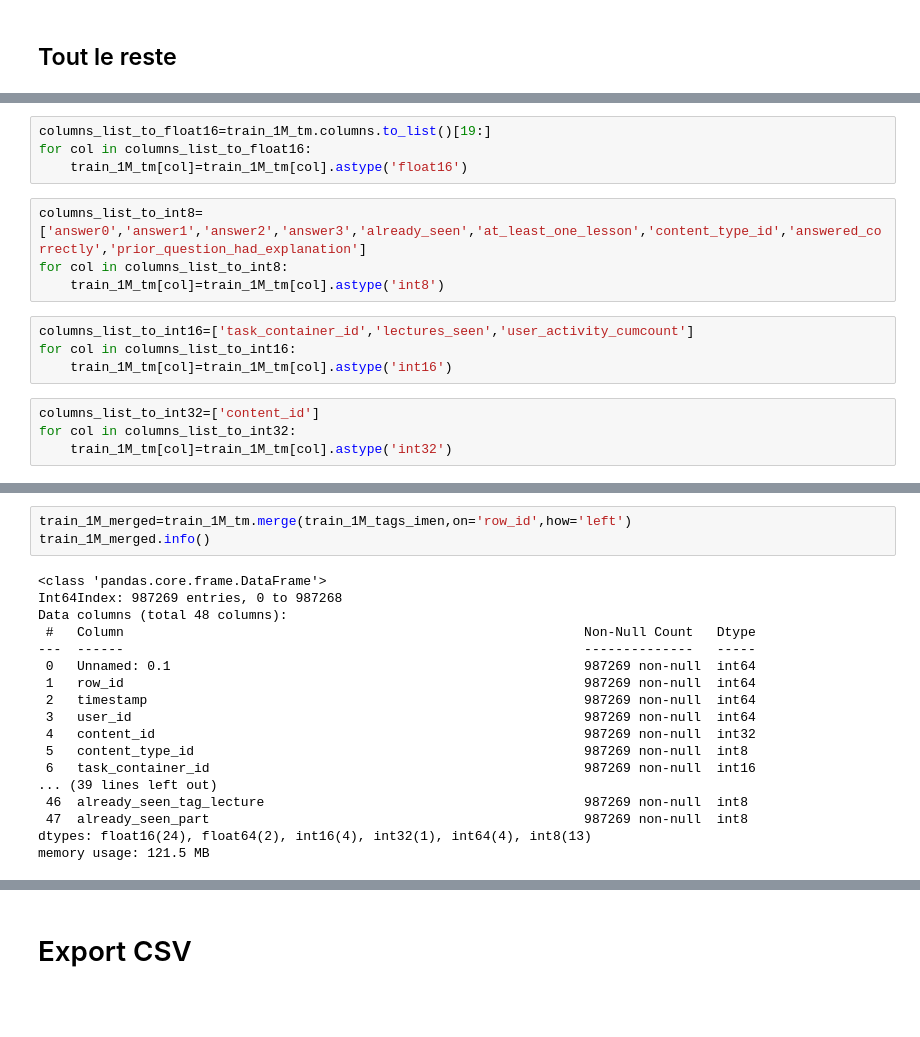
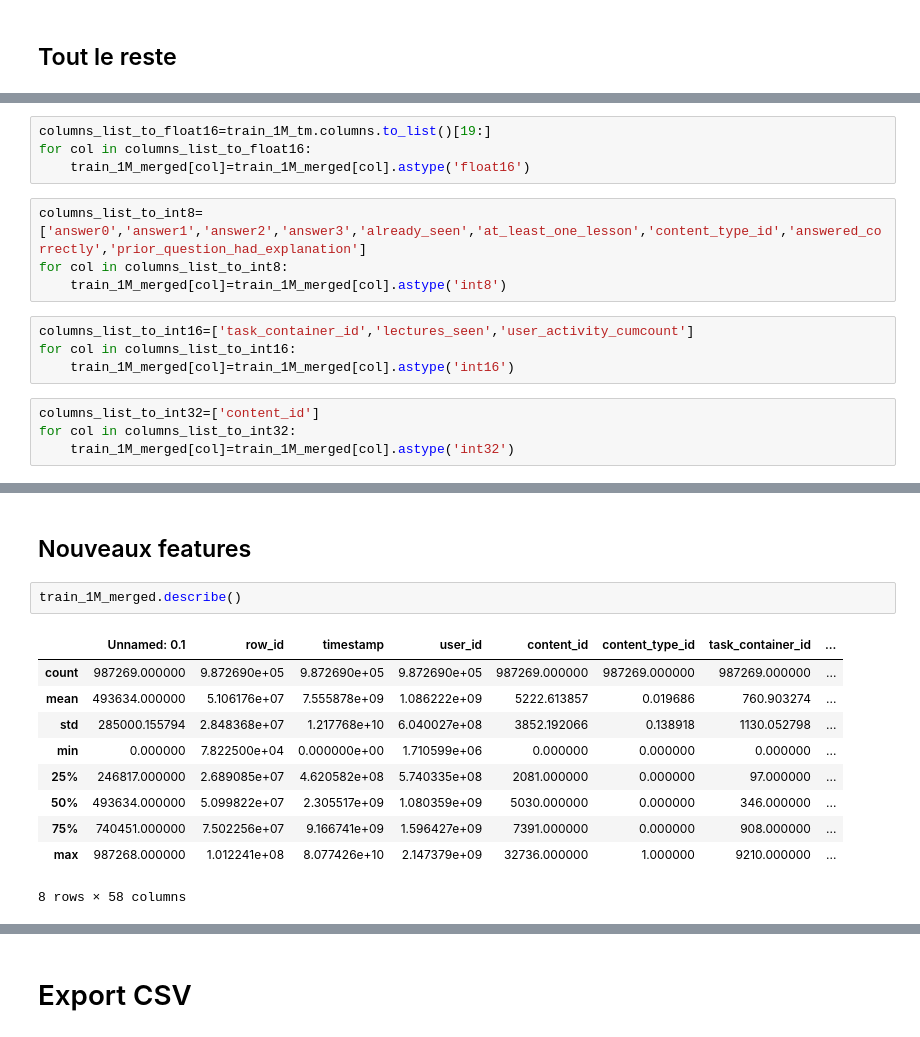
Before and after one commit to YohannD/riiid_final_project, a Jupyter notebook: notebooks/tm_merging_train_data_features.ipynb, the cells around one changed output, grey strips where cells are left out. Cells and saved outputs as stored; diff of their text form; blank space fills up the shorter version.

```diff
--- a/notebooks/tm_merging_train_data_features.ipynb
+++ b/notebooks/tm_merging_train_data_features.ipynb
@@ -79,17 +247,17 @@ train_1M_tm.describe()
 # %%
 columns_list_to_float16=train_1M_tm.columns.to_list()[19:]
 for col in columns_list_to_float16:
-    train_1M_tm[col]=train_1M_tm[col].astype('float16')
+    train_1M_merged[col]=train_1M_merged[col].astype('float16')
 # %%
 columns_list_to_int8=['answer0','answer1','answer2','answer3','already_seen','at_least_one_lesson','content_type_id','answered_correctly','prior_question_had_explanation']
 for col in columns_list_to_int8:
-    train_1M_tm[col]=train_1M_tm[col].astype('int8')
+    train_1M_merged[col]=train_1M_merged[col].astype('int8')
 # %%
 columns_list_to_int16=['task_container_id','lectures_seen','user_activity_cumcount']
 for col in columns_list_to_int16:
-    train_1M_tm[col]=train_1M_tm[col].astype('int16')
+    train_1M_merged[col]=train_1M_merged[col].astype('int16')
 # %%
 columns_list_to_int32=['content_id']
 for col in columns_list_to_int32:
-    train_1M_tm[col]=train_1M_tm[col].astype('int32')
+    train_1M_merged[col]=train_1M_merged[col].astype('int32')
 # %%
@@ -151,21 +283,15 @@ train_1M_tags_imen
-# %%
-train_1M_merged=train_1M_tm.merge(train_1M_tags_imen,on='row_id',how='left')
-train_1M_merged.info()
-# %% [output]
-<class 'pandas.core.frame.DataFrame'>
-Int64Index: 987269 entries, 0 to 987268
-Data columns (total 48 columns):
- #   Column                                                           Non-Null Count   Dtype
----  ------                                                           --------------   -----
- 0   Unnamed: 0.1                                                     987269 non-null  int64
- 1   row_id                                                           987269 non-null  int64
- 2   timestamp                                                        987269 non-null  int64
- 3   user_id                                                          987269 non-null  int64
- 4   content_id                                                       987269 non-null  int32
- 5   content_type_id                                                  987269 non-null  int8
- 6   task_container_id                                                987269 non-null  int16
-... (39 lines left out)
- 46  already_seen_tag_lecture                                         987269 non-null  int8
- 47  already_seen_part                                                987269 non-null  int8
-dtypes: float16(24), float64(2), int16(4), int32(1), int64(4), int8(13)
-memory usage: 121.5 MB
+# %% [markdown]
+## Nouveaux features
+# %%
+train_1M_merged.describe()
+# %% [output]
+|  | Unnamed: 0.1 | row_id | timestamp | user_id | content_id | content_type_id | task_container_id | ... |
+| count | 987269.000000 | 9.872690e+05 | 9.872690e+05 | 9.872690e+05 | 987269.000000 | 987269.000000 | 987269.000000 | ... |
+| mean | 493634.000000 | 5.106176e+07 | 7.555878e+09 | 1.086222e+09 | 5222.613857 | 0.019686 | 760.903274 | ... |
+| std | 285000.155794 | 2.848368e+07 | 1.217768e+10 | 6.040027e+08 | 3852.192066 | 0.138918 | 1130.052798 | ... |
+| min | 0.000000 | 7.822500e+04 | 0.000000e+00 | 1.710599e+06 | 0.000000 | 0.000000 | 0.000000 | ... |
+| 25% | 246817.000000 | 2.689085e+07 | 4.620582e+08 | 5.740335e+08 | 2081.000000 | 0.000000 | 97.000000 | ... |
+| 50% | 493634.000000 | 5.099822e+07 | 2.305517e+09 | 1.080359e+09 | 5030.000000 | 0.000000 | 346.000000 | ... |
+| 75% | 740451.000000 | 7.502256e+07 | 9.166741e+09 | 1.596427e+09 | 7391.000000 | 0.000000 | 908.000000 | ... |
+| max | 987268.000000 | 1.012241e+08 | 8.077426e+10 | 2.147379e+09 | 32736.000000 | 1.000000 | 9210.000000 | ... |
+8 rows × 58 columns
```
Also changed, not shown: parts of 39 cells of this notebook.
